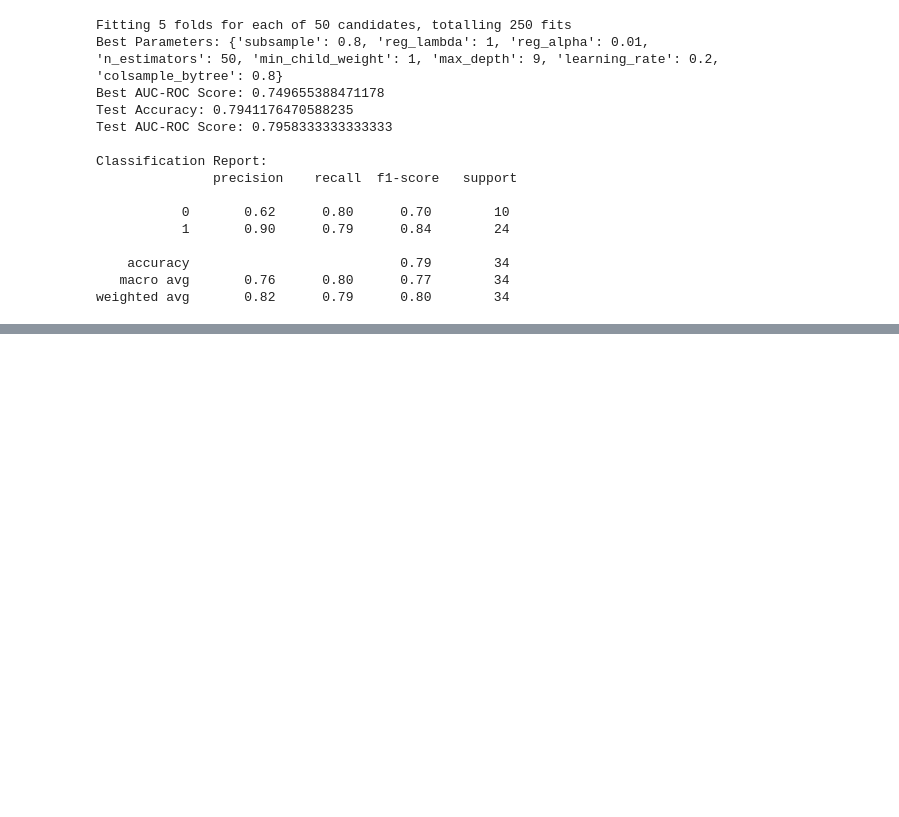
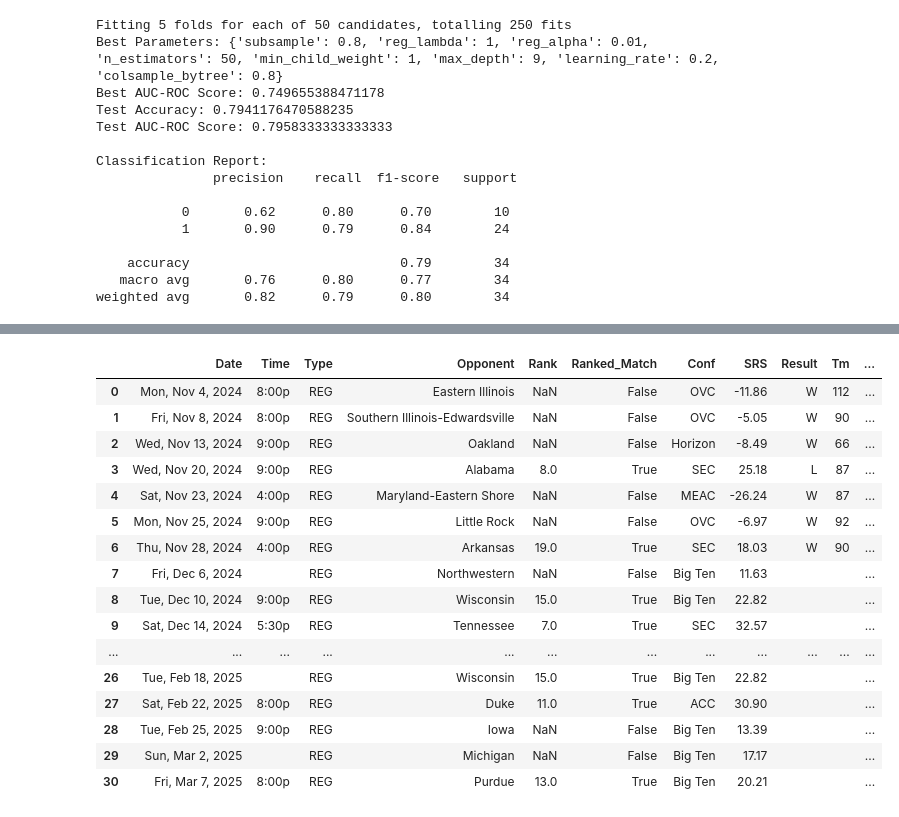
Before and after one commit to UIUC-DSC/team-townies-fa24, a Jupyter notebook: Modeling.ipynb, the cells around one changed output, grey strips where cells are left out. Drawn from its saved outputs; the diff is of its cells as text; code cells hidden in the pictures; blank space fills up the shorter version.

```diff
--- a/Modeling.ipynb
+++ b/Modeling.ipynb
@@ -780,0 +771,5 @@ Test AUC-ROC Score: 0.875
+# %%
+# Rename the columns
+df_sched = df_sched.rename(columns={'': 'Site'}, inplace=False)
+df_sched.columns.values[4] = 'Site'
+df_sched.columns.values[8] = 'Result'
@@ -780,0 +841,30 @@ Test AUC-ROC Score: 0.875
+# %%
+df_sched = df_sched.drop(columns=['G', 'Site', 'Streak', 'OT'])
+df_sched['Home_Game'] = df_sched['Arena'] == 'State Farm Center'
+df_sched = df_sched.drop(columns='Arena')
+df_sched.rename(columns={'Unnamed: 9' : 'Result'}, inplace=True)
+df_sched.insert(4, 'Rank', None)
+df_sched['Rank'] = df_sched['Opponent'].str.extract(r'\((\d+)\)')
+df_sched['Rank'] = df_sched['Rank'].apply(lambda x: int(x) if pd.notna(x) else None)
+df_sched['Opponent'] = df_sched['Opponent'].str.replace(r'\s*\(\d+\)', '', regex=True)
+df_sched.insert(5, 'Ranked_Match', None)
+df_sched['Ranked_Match'] = df_sched['Rank'].notna()
+df_sched
+# %% [output]
+|  | Date | Time | Type | Opponent | Rank | Ranked_Match | Conf | SRS | Result | Tm | ... |
+| 0 | Mon, Nov 4, 2024 | 8:00p | REG | Eastern Illinois | NaN | False | OVC | -11.86 | W | 112 | ... |
+| 1 | Fri, Nov 8, 2024 | 8:00p | REG | Southern Illinois-Edwardsville | NaN | False | OVC | -5.05 | W | 90 | ... |
+| 2 | Wed, Nov 13, 2024 | 9:00p | REG | Oakland | NaN | False | Horizon | -8.49 | W | 66 | ... |
+| 3 | Wed, Nov 20, 2024 | 9:00p | REG | Alabama | 8.0 | True | SEC | 25.18 | L | 87 | ... |
+| 4 | Sat, Nov 23, 2024 | 4:00p | REG | Maryland-Eastern Shore | NaN | False | MEAC | -26.24 | W | 87 | ... |
+| 5 | Mon, Nov 25, 2024 | 9:00p | REG | Little Rock | NaN | False | OVC | -6.97 | W | 92 | ... |
+| 6 | Thu, Nov 28, 2024 | 4:00p | REG | Arkansas | 19.0 | True | SEC | 18.03 | W | 90 | ... |
+| 7 | Fri, Dec 6, 2024 |  | REG | Northwestern | NaN | False | Big Ten | 11.63 |  |  | ... |
+| 8 | Tue, Dec 10, 2024 | 9:00p | REG | Wisconsin | 15.0 | True | Big Ten | 22.82 |  |  | ... |
+| 9 | Sat, Dec 14, 2024 | 5:30p | REG | Tennessee | 7.0 | True | SEC | 32.57 |  |  | ... |
+| ... | ... | ... | ... | ... | ... | ... | ... | ... | ... | ... | ... |
+| 26 | Tue, Feb 18, 2025 |  | REG | Wisconsin | 15.0 | True | Big Ten | 22.82 |  |  | ... |
+| 27 | Sat, Feb 22, 2025 | 8:00p | REG | Duke | 11.0 | True | ACC | 30.90 |  |  | ... |
+| 28 | Tue, Feb 25, 2025 | 9:00p | REG | Iowa | NaN | False | Big Ten | 13.39 |  |  | ... |
+| 29 | Sun, Mar 2, 2025 |  | REG | Michigan | NaN | False | Big Ten | 17.17 |  |  | ... |
+| 30 | Fri, Mar 7, 2025 | 8:00p | REG | Purdue | 13.0 | True | Big Ten | 20.21 |  |  | ... |
```
Also changed, not shown: parts of 18 cells of this notebook, 1 other file.
